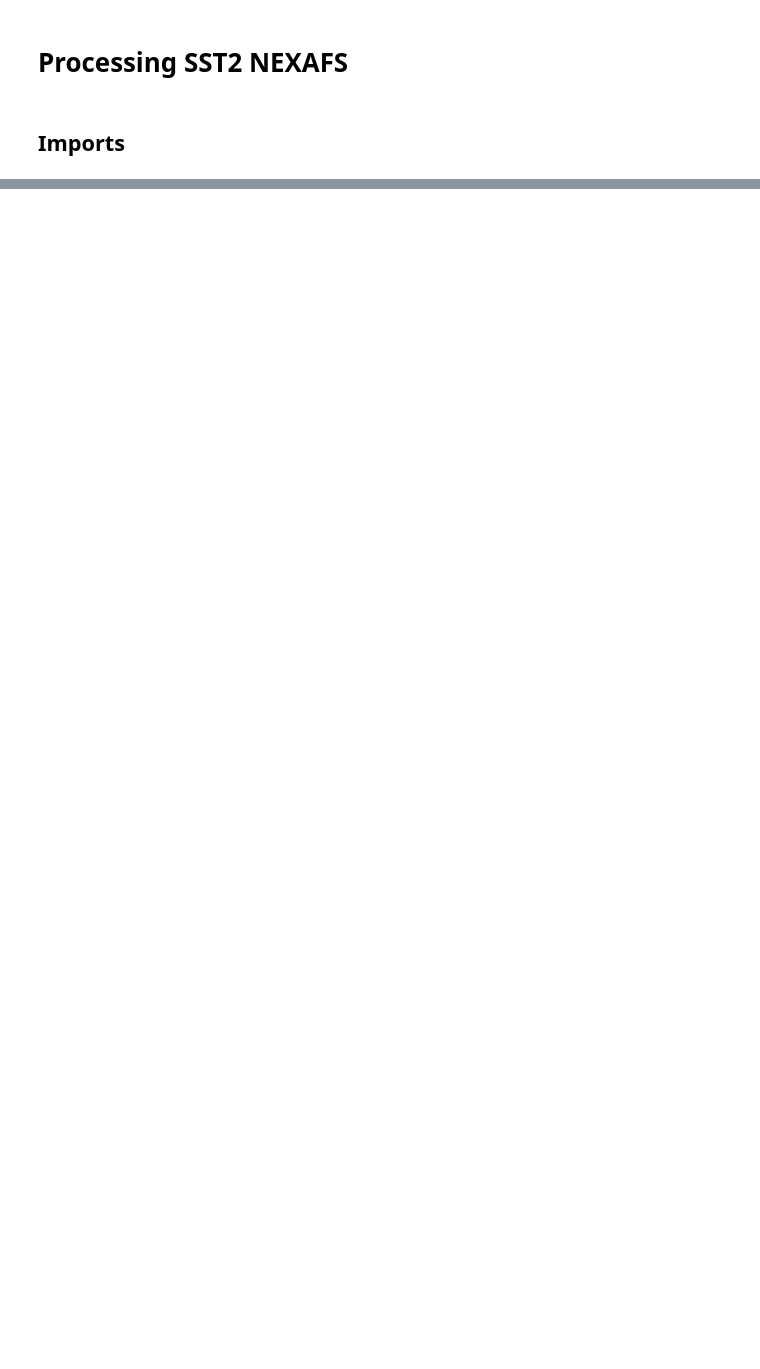
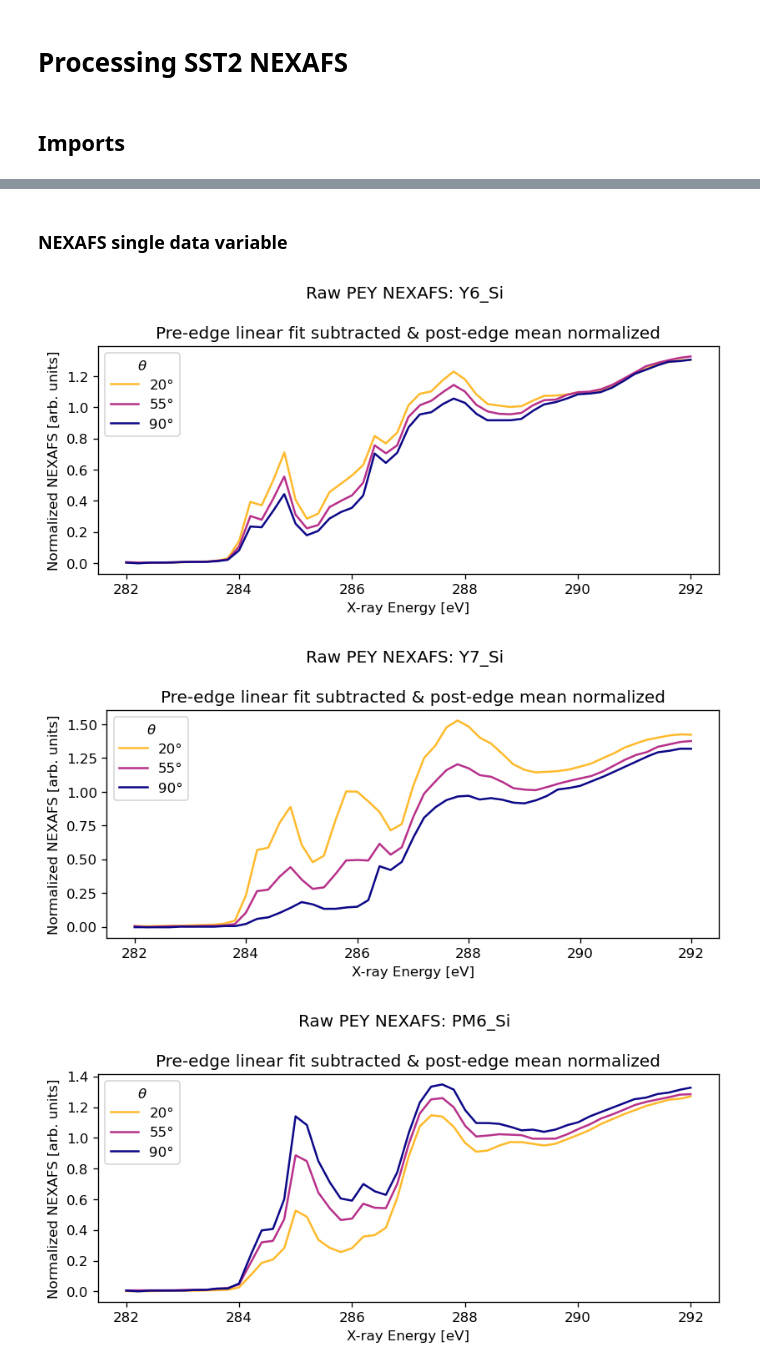
Before and after one commit to andrewjlevin/rsoxs_suite, a Jupyter notebook: sst1_notebooks/pey_sst2_loading.ipynb, the cells around one changed output, grey strips where cells are left out. Saved outputs shown, nothing was run; the diff lists cells and outputs as text; code cells hidden in the pictures; blank space fills up the shorter version.

```diff
--- a/sst1_notebooks/pey_sst2_loading.ipynb
+++ b/sst1_notebooks/pey_sst2_loading.ipynb
@@ -141,5 +4,0 @@ Data variables:
-# %%
-for sample_name in DS.sample_name.values:
-    fig, ax = plt.subplots()
-    DS['raw_pey'].sel(sample_name=sample_name).plot.line(ax=ax, hue='Theta')
-    plt.show()
@@ -190,0 +262,27 @@ Coordinates:
+# %% [markdown]
+### NEXAFS single data variable
+# %%
+energy_min = 282
+energy_max = 292
+energy_slice = slice(energy_min, energy_max)
+
+for sample_name in tqdm(DS.sample_name.values):
+    colors = plt.cm.plasma_r(np.linspace(0.15,1,len(DS.theta)))
+    fig, ax = plt.subplots(figsize=(7,3.5), dpi=120, tight_layout=True)
+    for i, theta_val in enumerate(DS.theta.values):
+        if sample_name=='PM6-Y6_Si' and theta_val==90:
+            pass
+        else:
+            (DS['full_corr_pey'].sel(sample_name=sample_name, theta=theta_val, energy=energy_slice)
+                      .plot.line(ax=ax, color=colors[i], label=f'{int(theta_val)}°'))
+
+    fig.suptitle(f'Raw PEY NEXAFS: {sample_name}', x=0.53)
+    ax.set(title='Pre-edge linear fit subtracted & post-edge mean normalized', xlabel='X-ray Energy [eV]', ylabel='Normalized NEXAFS [arb. units]')
+    ax.legend(title=r'$\theta$')
+    # fig.savefig(outPath.joinpath(f'nexafs_plots/pey_nexafs_full_corr', f'{sample_name}_energy{energy_min}-{energy_max}.png'), dpi=120)
+    plt.show()
+    plt.close('all')
+# %% [output]
+[figure, added]
+[figure, added]
+[figure, added]
```
Also changed, not shown: parts of 40 cells of this notebook.
